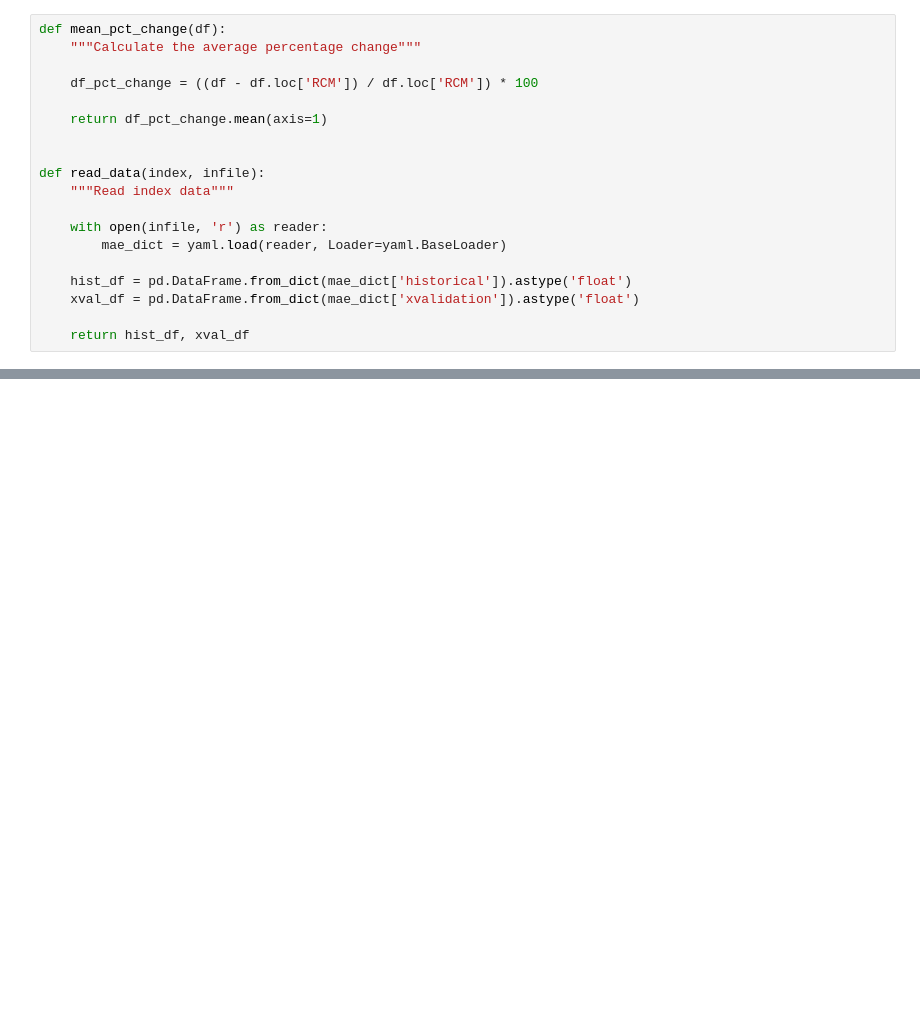
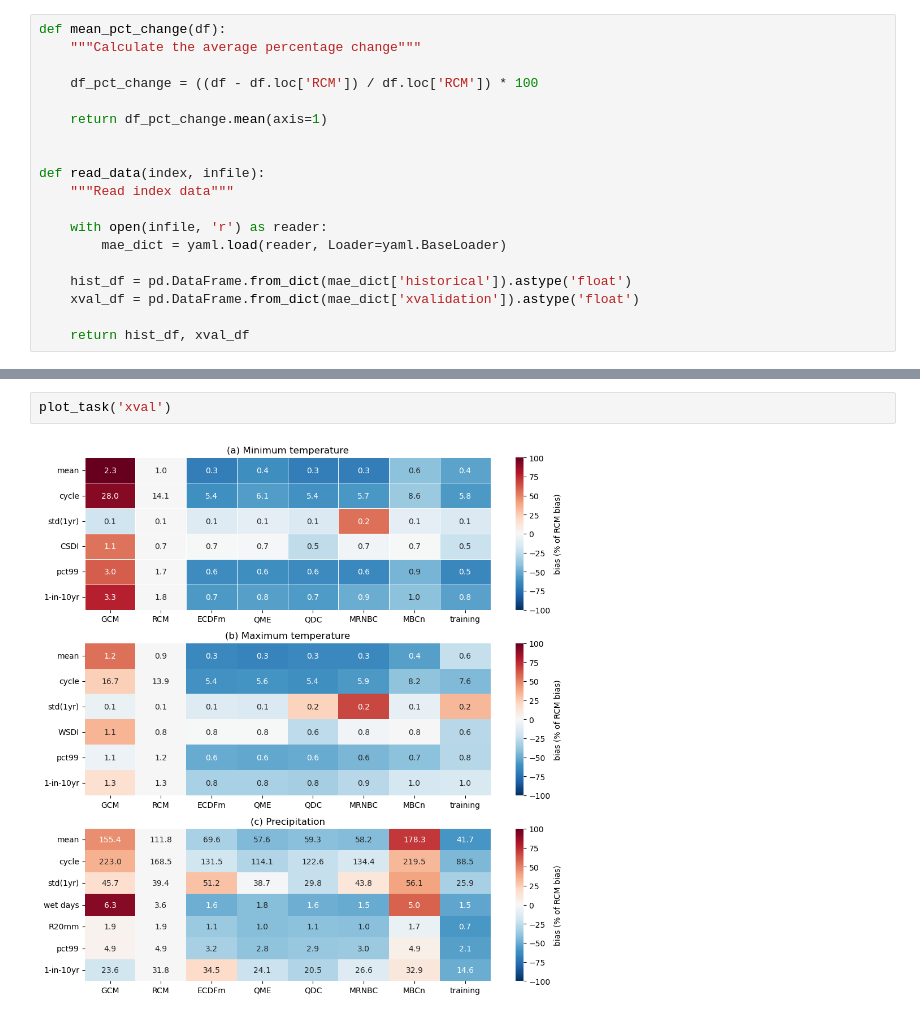
Before and after one commit to AusClimateService/npcp, a Jupyter notebook: reports/phase1/summary_heatmap.ipynb, the cells around one changed output, grey strips where cells are left out. Cells and saved outputs as stored; diff of their text form; blank space fills up the shorter version.

```diff
--- a/reports/phase1/summary_heatmap.ipynb
+++ b/reports/phase1/summary_heatmap.ipynb
@@ -137,0 +180,4 @@ plt.show()
+# %%
+plot_task('xval')
+# %% [output]
+[figure, added]
```
Also changed, not shown: parts of 8 cells of this notebook, 2 other files.
